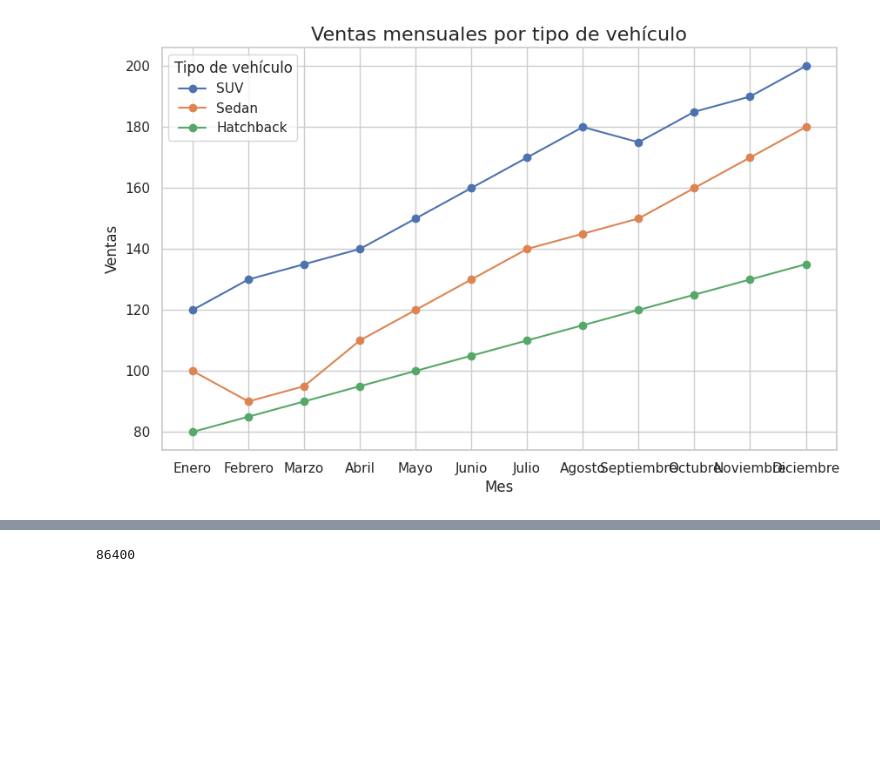
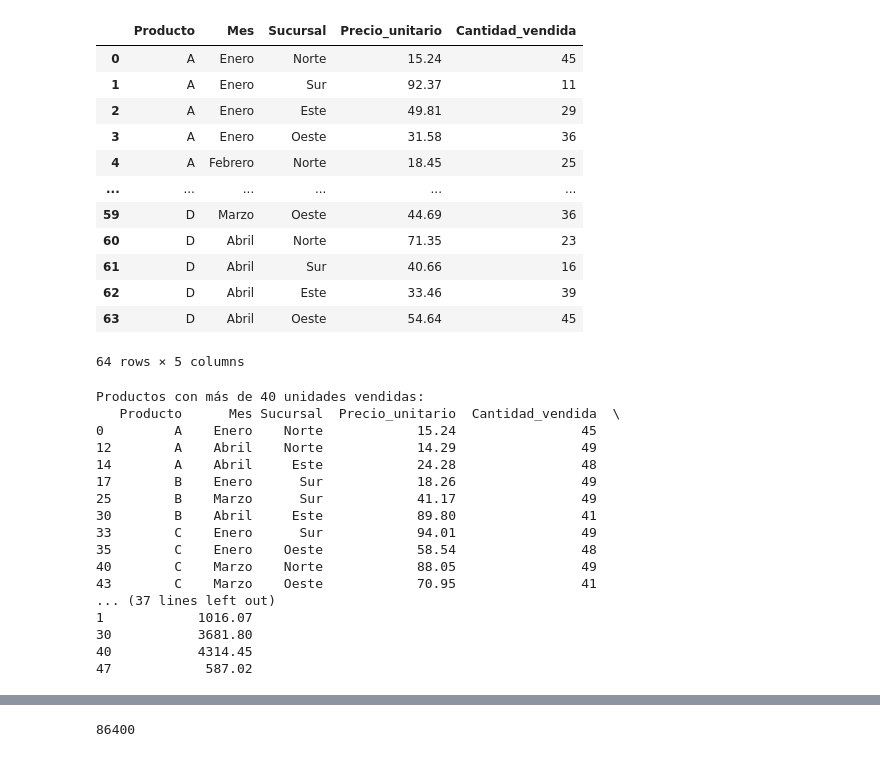
Before and after one commit to SheilaG23/Biblioteca, a Jupyter notebook: Te_damos_la_bienvenida_a_Colaboratory.ipynb, the cells around one changed output, grey strips where cells are left out. Drawn from its saved outputs; the diff is of its cells as text; code cells hidden in the pictures; blank space fills up the shorter version.

Commit message:
Laboratorio 3

```diff
--- a/Te_damos_la_bienvenida_a_Colaboratory.ipynb
+++ b/Te_damos_la_bienvenida_a_Colaboratory.ipynb
@@ -124,23 +29,57 @@ WARNING:matplotlib.legend:No artists with labels found to put in legend.  Note t
-# %%
-data = {
-    "Mes": ["Enero", "Febrero", "Marzo", "Abril", "Mayo", "Junio", "Julio", "Agosto", "Septiembre", "Octubre", "Noviembre", "Diciembre"],
-    "SUV": [120, 130, 135, 140, 150, 160, 170, 180, 175, 185, 190, 200],
-    "Sedan": [100, 90, 95, 110, 120, 130, 140, 145, 150, 160, 170, 180],
-    "Hatchback": [80, 85, 90, 95, 100, 105, 110, 115, 120, 125, 130, 135]
-}
-
-df = pd.DataFrame(data)
-
-sns.set(style="whitegrid")
-plt.figure(figsize=(10, 6))
-
-for tipo in df.columns[1:]:
-    plt.plot(df["Mes"], df[tipo], marker='o', label=tipo)
-
-plt.title("Ventas mensuales por tipo de vehículo", fontsize=16)
-plt.xlabel("Mes", fontsize=12)
-plt.ylabel("Ventas", fontsize=12)
-plt.legend(title="Tipo de vehículo")
-plt.show()
-# %% [output]
-[figure, removed]
+# %%
+df=pd.read_csv("CSV Laboratorio 2 AD-B (2).csv")
+# %%
+df
+# %% [output]
+|  | Producto | Mes | Sucursal | Precio_unitario | Cantidad_vendida |
+| 0 | A | Enero | Norte | 15.24 | 45 |
+| 1 | A | Enero | Sur | 92.37 | 11 |
+| 2 | A | Enero | Este | 49.81 | 29 |
+| 3 | A | Enero | Oeste | 31.58 | 36 |
+| 4 | A | Febrero | Norte | 18.45 | 25 |
+| ... | ... | ... | ... | ... | ... |
+| 59 | D | Marzo | Oeste | 44.69 | 36 |
+| 60 | D | Abril | Norte | 71.35 | 23 |
+| 61 | D | Abril | Sur | 40.66 | 16 |
+| 62 | D | Abril | Este | 33.46 | 39 |
+| 63 | D | Abril | Oeste | 54.64 | 45 |
+64 rows × 5 columns
+# %%
+import pandas as pd
+
+file_path = ("CSV Laboratorio 2 AD-B (2).csv")
+data = pd.read_csv(file_path)
+
+
+data['Ingresos Totales'] = data['Precio_unitario'] * data['Cantidad_vendida']
+
+filtro_cantidad = data[data['Cantidad_vendida'] > 40]
+
+filtro_precios_altos = data.nlargest(10, 'Precio_unitario')
+
+filtro_cantidad.to_csv('productos_mas_de_40_unidades.csv', index=False)
+filtro_precios_altos.to_csv('10_precios_mas_altos.csv', index=False)
+
+print("Productos con más de 40 unidades vendidas:")
+print(filtro_cantidad)
+
+print("\n10 precios unitarios más altos:")
+print(filtro_precios_altos)
+# %% [output]
+Productos con más de 40 unidades vendidas:
+   Producto      Mes Sucursal  Precio_unitario  Cantidad_vendida  \
+0         A    Enero    Norte            15.24                45
+12        A    Abril    Norte            14.29                49
+14        A    Abril     Este            24.28                48
+17        B    Enero      Sur            18.26                49
+25        B    Marzo      Sur            41.17                49
+30        B    Abril     Este            89.80                41
+33        C    Enero      Sur            94.01                49
+35        C    Enero    Oeste            58.54                48
+40        C    Marzo    Norte            88.05                49
+43        C    Marzo    Oeste            70.95                41
+... (37 lines left out)
+1            1016.07
+30           3681.80
+40           4314.45
+47            587.02
```
Also changed, not shown: parts of 19 cells of this notebook.
